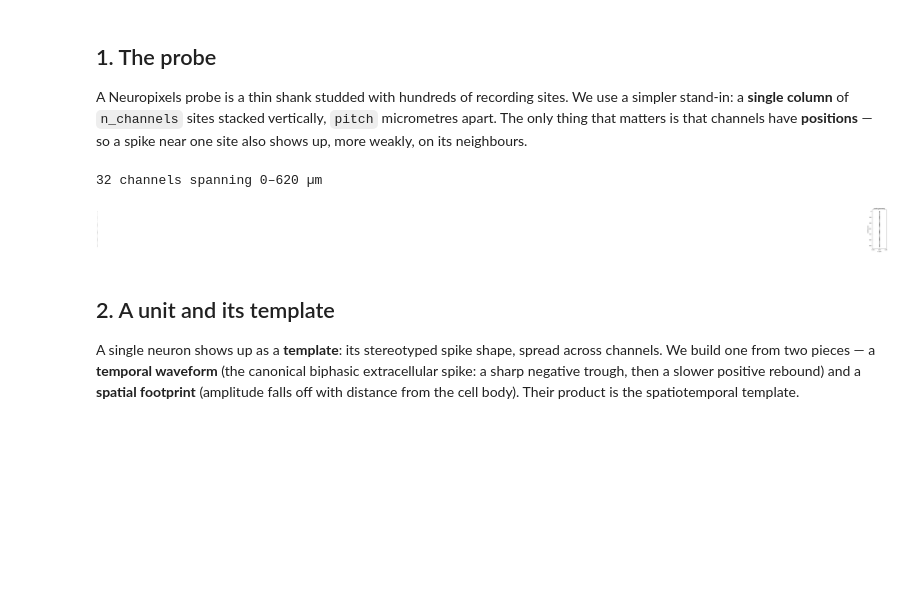
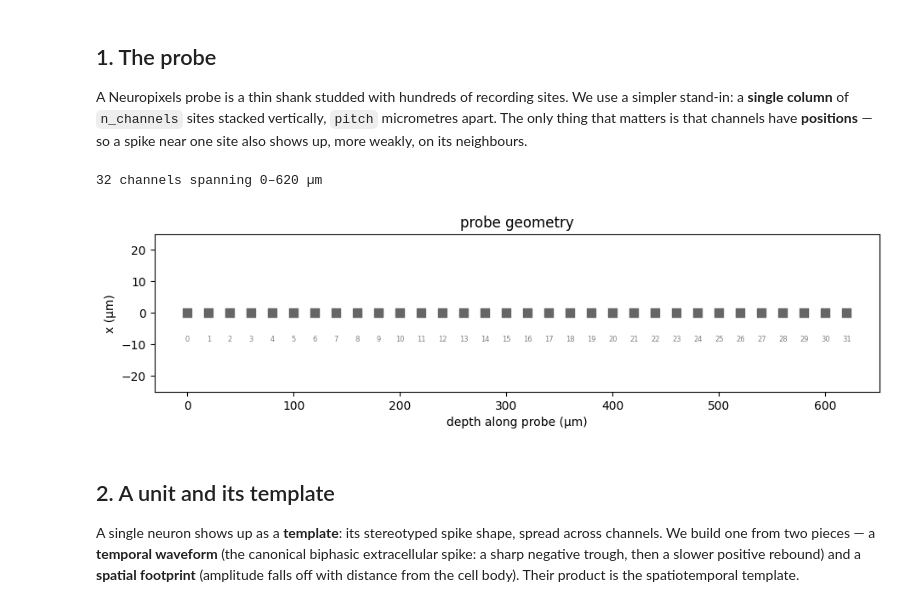
Before and after one commit to stootoon/swc-en-2026, a Jupyter notebook: ephys-pop/notebooks/01_recording_and_forward_model_solutions.ipynb, the cells around one changed output. Drawn from its saved outputs; the diff is of its cells as text; code cells hidden in the pictures; blank space fills up the shorter version.

```diff
--- a/ephys-pop/notebooks/01_recording_and_forward_model_solutions.ipynb
+++ b/ephys-pop/notebooks/01_recording_and_forward_model_solutions.ipynb
@@ -30,13 +30,13 @@ neighbours.
 # %%
 probe = ps.make_probe(n_channels=32, pitch=20.0)
 print(f"{probe.n_channels} channels spanning {probe.y.min():.0f}–{probe.y.max():.0f} µm")
 
-fig, ax = plt.subplots(figsize=(2.2, 6))
-ps.plotting.plot_probe(probe, ax=ax)
+# Drawn sideways: depth runs left-to-right, channel 0 (top of probe) at the left.
+ps.plotting.plot_probe(probe)
 plt.show()
 # %% [output]
 32 channels spanning 0–620 µm
-[figure, old version]
+[figure, new version]
 # %% [markdown]
 ## 2. A unit and its template
 
```
Also changed, not shown: parts of 4 cells of this notebook, 9 other files.
